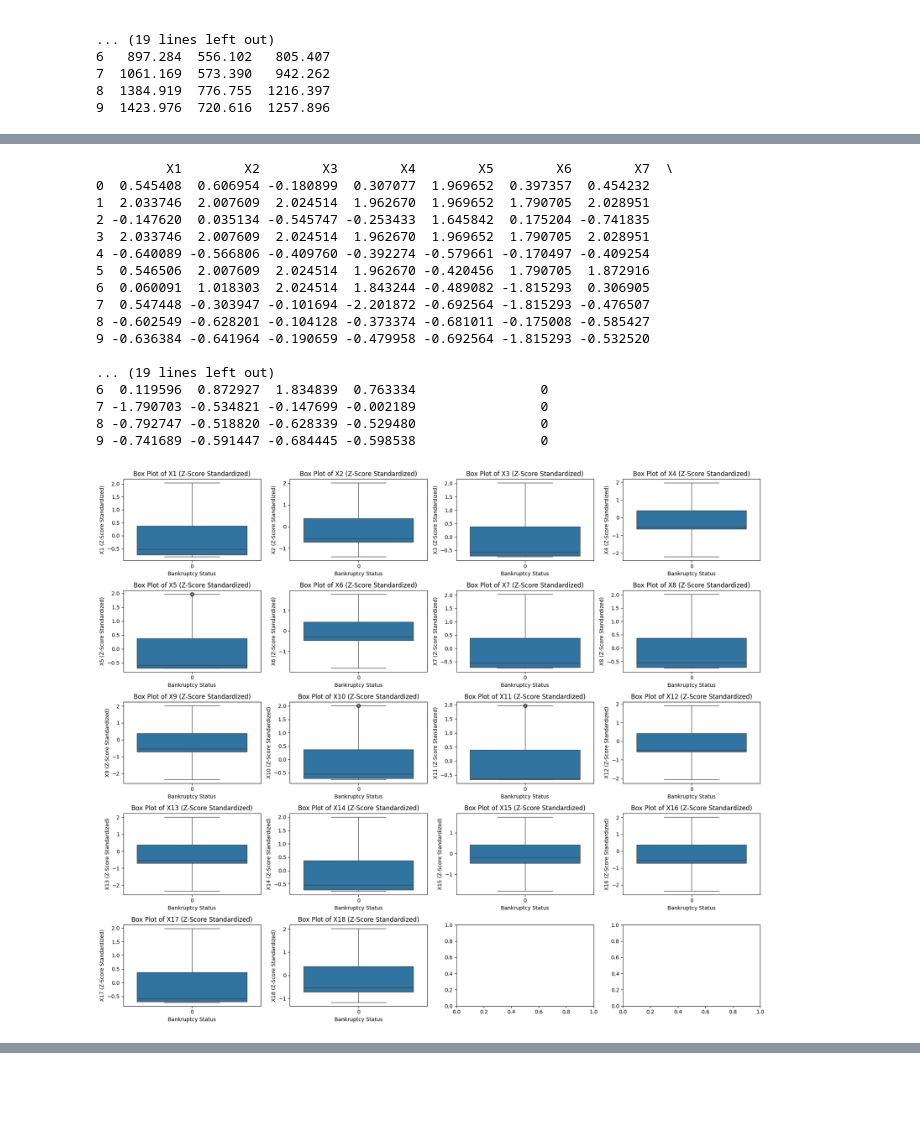
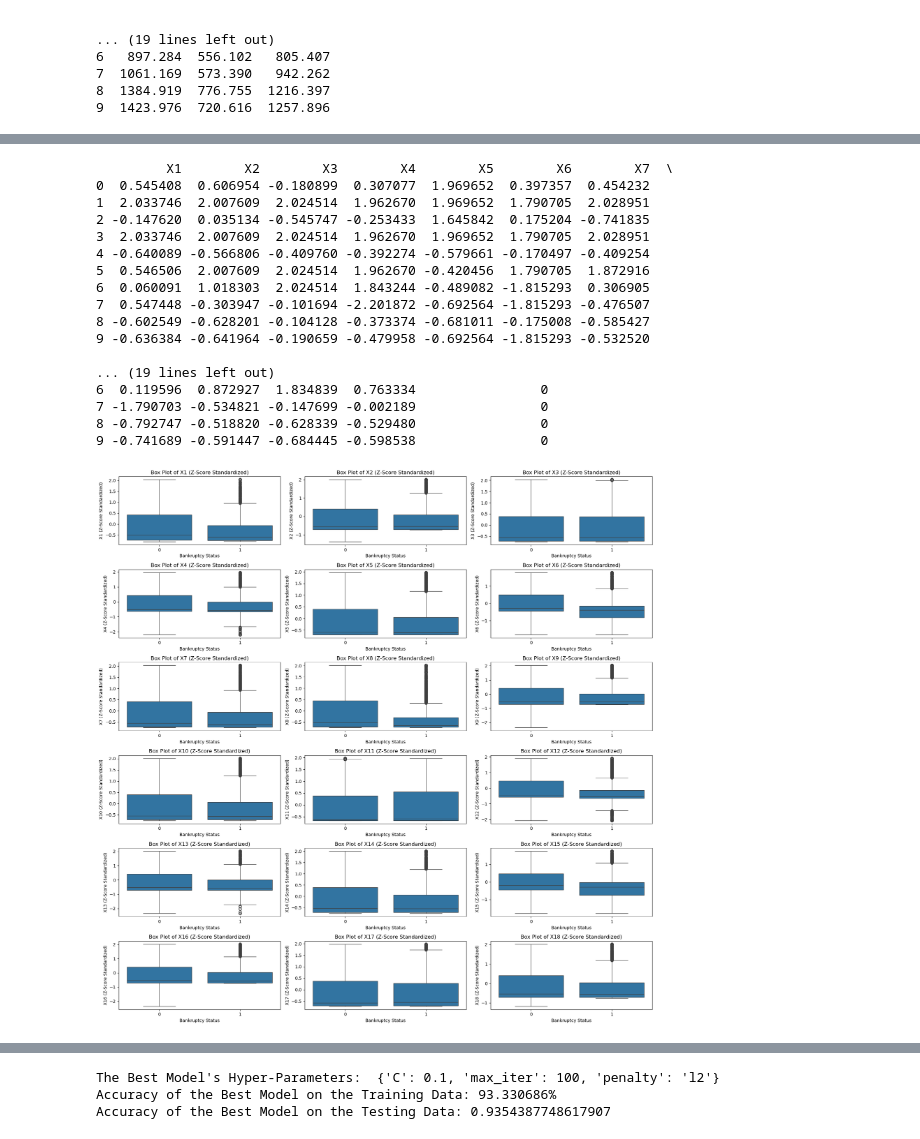
Before and after one commit to dovelover145/Bankruptcy-Prediction, a Jupyter notebook: bankruptcy_pred.ipynb, the cells around one changed output, grey strips where cells are left out. Cells and saved outputs as stored; diff of their text form; code cells hidden in the pictures; blank space fills up the shorter version.

Commit message:
Added some logistic regression model code

```diff
--- a/bankruptcy_pred.ipynb
+++ b/bankruptcy_pred.ipynb
@@ -86,7 +89,7 @@ Labels in the dataset: ['alive' 'failed']
 # %%
 # 2. EDA
 
-features_to_plot = df.columns
+features_to_plot = df.columns[df.columns != "status_encoding"]
 
 for feature in features_to_plot:
   Q1 = df[feature].quantile(0.25)
@@ -128,7 +131,7 @@ print(df_scaled.head(10))
 
 print("\n\n\n\n")
 
-diagram_columns = 4 # Can be adjusted to make all of the graphs fit perfectly depending on the number of selected attribute columns
+diagram_columns = 3 # Can be adjusted to make all of the graphs fit perfectly depending on the number of selected attribute columns
 attribute_columns = df_scaled.shape[1] - 1 # Remember to disregard the target column, "status_encoding", as it is not one of our attribute columns
 diagram_rows = math.ceil(attribute_columns / diagram_columns) # Find the maximum number of rows in our diagram to fit every attribute's plot
 
@@ -154,31 +157,31 @@ column_index = 0
 fig, axes = plt.subplots(diagram_rows, diagram_columns, figsize=(18, diagram_rows * 3))
 for column in df_scaled.columns[:-1]:
     sns.violinplot(x="status_encoding", y=column, data=df_scaled, ax=axes[row_index, column_index])
     axes[row_index, column_index].set_title(f"Violin Plot of {column} (Z-Score Standardized)")
     axes[row_index, column_index].set_xlabel("Bankruptcy Status")
     axes[row_index, column_index].set_ylabel(f"{column} (Z-Score Standardized)")
     column_index += 1
     if column_index == diagram_columns:
         row_index += 1
         column_index = 0
 plt.tight_layout()
 plt.show()
 # %% [output]
          X1        X2        X3        X4        X5        X6        X7  \
 0  0.545408  0.606954 -0.180899  0.307077  1.969652  0.397357  0.454232
 1  2.033746  2.007609  2.024514  1.962670  1.969652  1.790705  2.028951
 2 -0.147620  0.035134 -0.545747 -0.253433  1.645842  0.175204 -0.741835
 3  2.033746  2.007609  2.024514  1.962670  1.969652  1.790705  2.028951
 4 -0.640089 -0.566806 -0.409760 -0.392274 -0.579661 -0.170497 -0.409254
 5  0.546506  2.007609  2.024514  1.962670 -0.420456  1.790705  1.872916
 6  0.060091  1.018303  2.024514  1.843244 -0.489082 -1.815293  0.306905
 7  0.547448 -0.303947 -0.101694 -2.201872 -0.692564 -1.815293 -0.476507
 8 -0.602549 -0.628201 -0.104128 -0.373374 -0.681011 -0.175008 -0.585427
 9 -0.636384 -0.641964 -0.190659 -0.479958 -0.692564 -1.815293 -0.532520
 
 ... (19 lines left out)
 6  0.119596  0.872927  1.834839  0.763334                0
 7 -1.790703 -0.534821 -0.147699 -0.002189                0
 8 -0.792747 -0.518820 -0.628339 -0.529480                0
 9 -0.741689 -0.591447 -0.684445 -0.598538                0
-[figure, old version]
+[figure, new version]
@@ -185,0 +189,31 @@ plt.show()
+# %%
+# Applying the Logistic Regression Model
+
+param_grid = {
+    'penalty': ['l1', 'l2'], # L1 and L2 regularization
+    'C': [0.01, 0.1, 1, 10, 100], # C is 1 / lambda (i.e. the inverse of the regularization parameter)
+    'max_iter': [100, 200, 300, 400] # The maximum number of iterations, which is similar, but not analogous to epochs
+}
+
+model = LogisticRegression(solver='liblinear')
+
+grid = GridSearchCV(estimator=model, param_grid=param_grid, n_jobs=-1, cv=3)
+
+grid_result = grid.fit(X_train_scaled, y_train)
+
+best_params = grid_result.best_params_
+best_score = grid_result.best_score_
+
+print("The Best Model's Hyper-Parameters: ", best_params)
+print("Accuracy of the Best Model on the Training Data: {:f}%".format(best_score * 100))
+
+best_model = LogisticRegression(penalty=best_params['penalty'], C=best_params['C'], solver='liblinear', max_iter=best_params['max_iter'])
+history = best_model.fit(X_train_scaled, y_train) # Can use history for plotting useful graphs
+y_pred = best_model.predict(X_test_scaled)
+# y_pred = grid.predict(X_test_scaled)
+accuracy = accuracy_score(y_test, y_pred)
+print(f"Accuracy of the Best Model on the Testing Data: {accuracy}")
+# %% [output]
+The Best Model's Hyper-Parameters:  {'C': 0.1, 'max_iter': 100, 'penalty': 'l2'}
+Accuracy of the Best Model on the Training Data: 93.330686%
+Accuracy of the Best Model on the Testing Data: 0.9354387748617907
```
Also changed, not shown: parts of 3 cells of this notebook, 1 other file.
